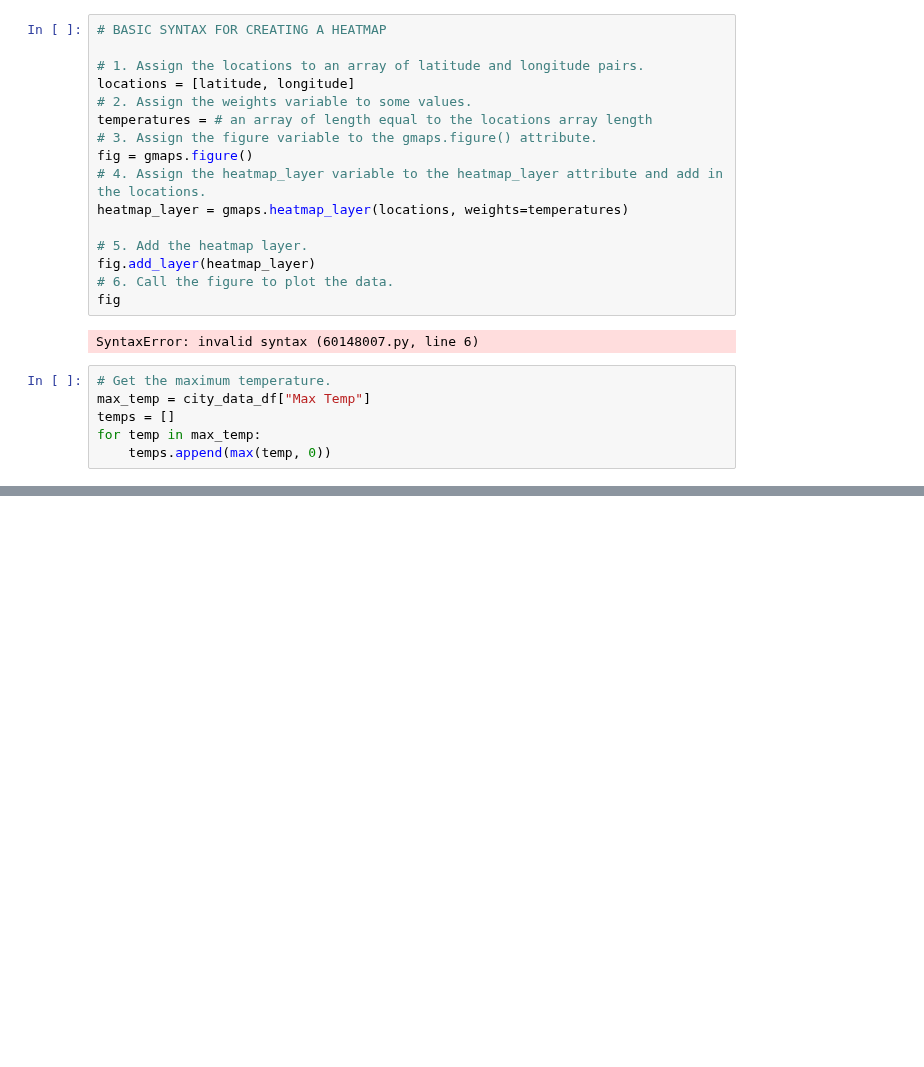
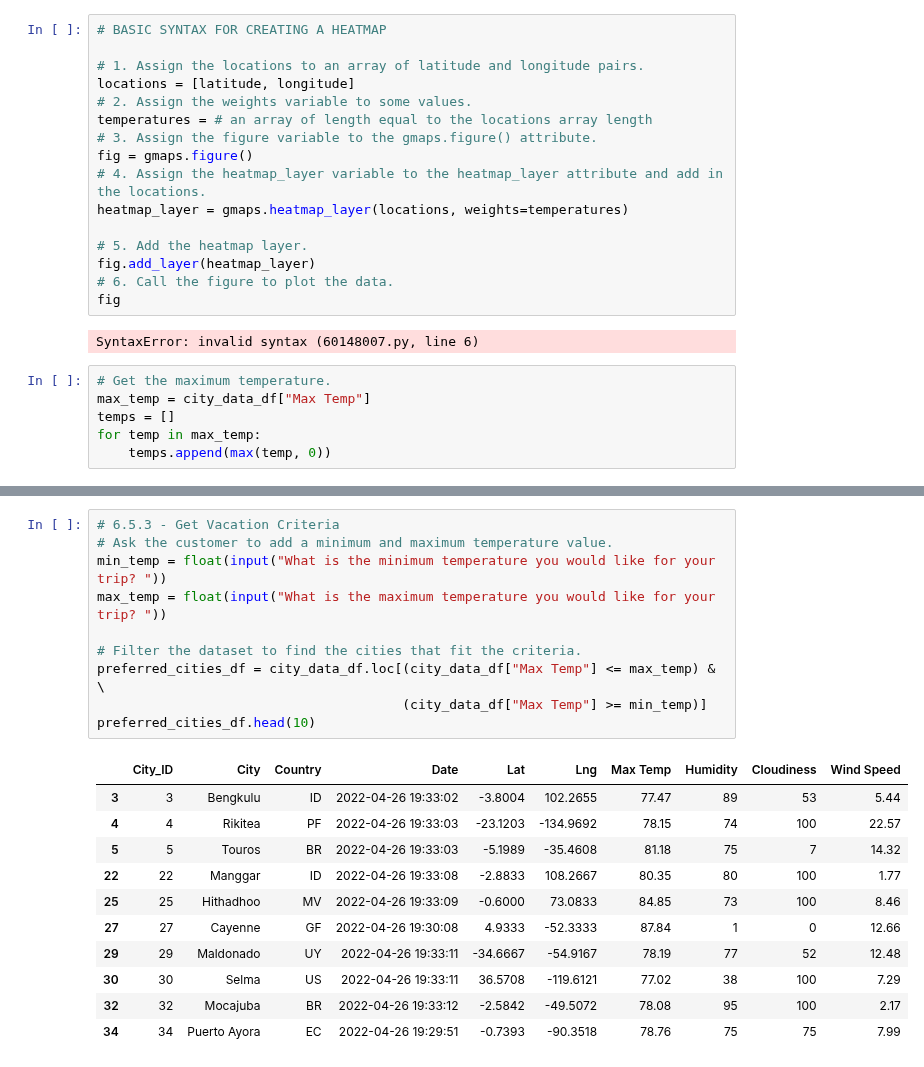
Before and after one commit to lawnshogan/World_Weather_Analysis, a Jupyter notebook: Practice/WeatherPy.ipynb, the cells around one changed output, grey strips where cells are left out. Drawn from its saved outputs; the diff is of its cells as text; blank space fills up the shorter version.

```diff
--- a/Practice/WeatherPy.ipynb
+++ b/Practice/WeatherPy.ipynb
@@ -710,0 +747,22 @@ fig
+# %%
+# 6.5.3 - Get Vacation Criteria
+# Ask the customer to add a minimum and maximum temperature value.
+min_temp = float(input("What is the minimum temperature you would like for your trip? "))
+max_temp = float(input("What is the maximum temperature you would like for your trip? "))
+
+# Filter the dataset to find the cities that fit the criteria.
+preferred_cities_df = city_data_df.loc[(city_data_df["Max Temp"] <= max_temp) & \
+                                       (city_data_df["Max Temp"] >= min_temp)]
+preferred_cities_df.head(10)
+# %% [output]
+|  | City_ID | City | Country | Date | Lat | Lng | Max Temp | Humidity | Cloudiness | Wind Speed |
+| 3 | 3 | Bengkulu | ID | 2022-04-26 19:33:02 | -3.8004 | 102.2655 | 77.47 | 89 | 53 | 5.44 |
+| 4 | 4 | Rikitea | PF | 2022-04-26 19:33:03 | -23.1203 | -134.9692 | 78.15 | 74 | 100 | 22.57 |
+| 5 | 5 | Touros | BR | 2022-04-26 19:33:03 | -5.1989 | -35.4608 | 81.18 | 75 | 7 | 14.32 |
+| 22 | 22 | Manggar | ID | 2022-04-26 19:33:08 | -2.8833 | 108.2667 | 80.35 | 80 | 100 | 1.77 |
+| 25 | 25 | Hithadhoo | MV | 2022-04-26 19:33:09 | -0.6000 | 73.0833 | 84.85 | 73 | 100 | 8.46 |
+| 27 | 27 | Cayenne | GF | 2022-04-26 19:30:08 | 4.9333 | -52.3333 | 87.84 | 1 | 0 | 12.66 |
+| 29 | 29 | Maldonado | UY | 2022-04-26 19:33:11 | -34.6667 | -54.9167 | 78.19 | 77 | 52 | 12.48 |
+| 30 | 30 | Selma | US | 2022-04-26 19:33:11 | 36.5708 | -119.6121 | 77.02 | 38 | 100 | 7.29 |
+| 32 | 32 | Mocajuba | BR | 2022-04-26 19:33:12 | -2.5842 | -49.5072 | 78.08 | 95 | 100 | 2.17 |
+| 34 | 34 | Puerto Ayora | EC | 2022-04-26 19:29:51 | -0.7393 | -90.3518 | 78.76 | 75 | 75 | 7.99 |
```
Also changed, not shown: parts of 5 cells of this notebook.
